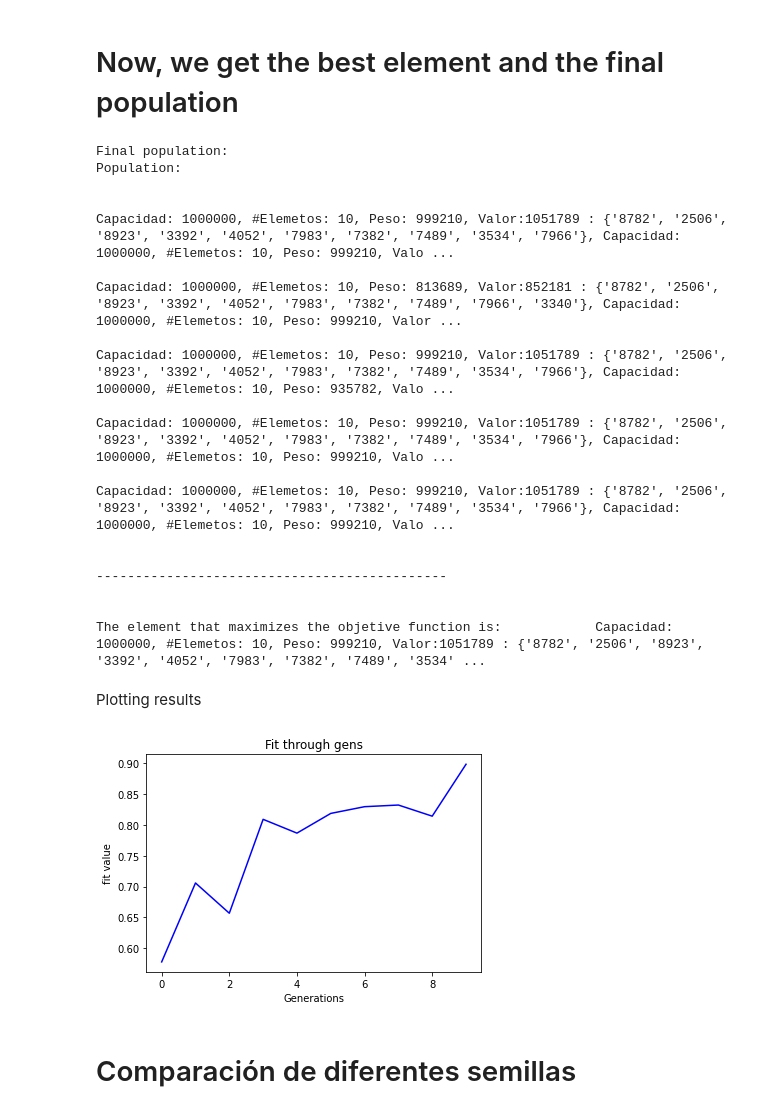
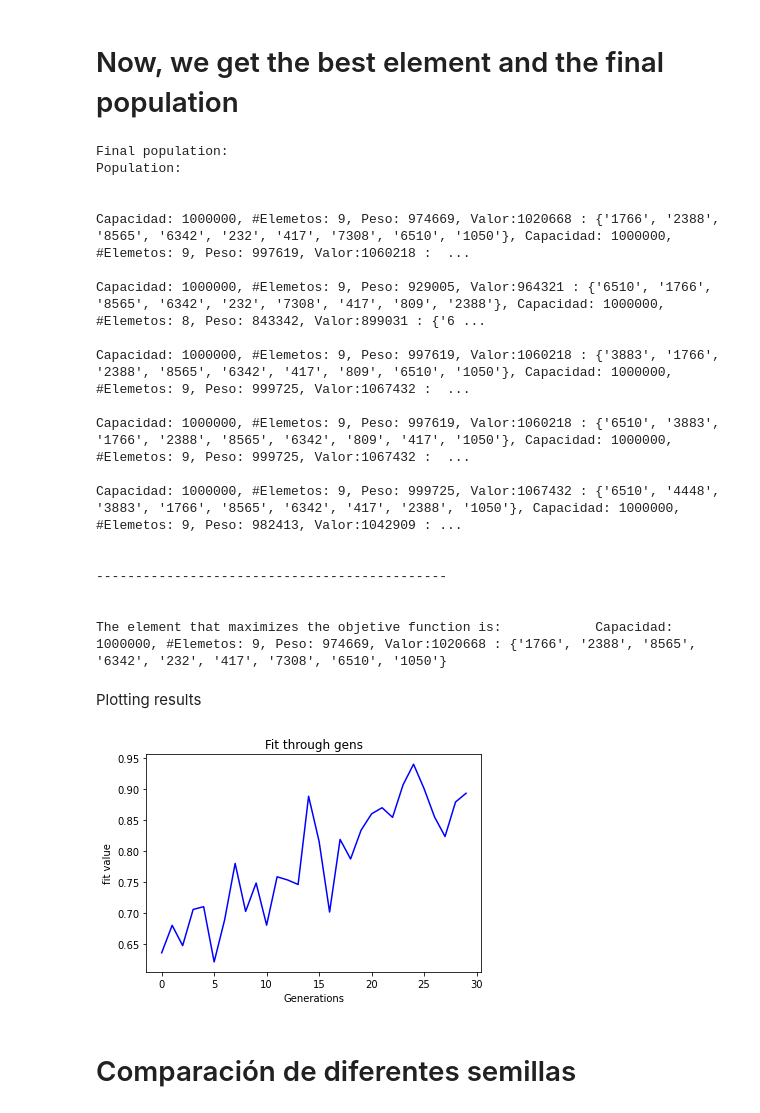
Before and after one commit to DiegoArturoVelazquezTrejo/GeneticAlgoIntro, a Jupyter notebook: Evolutivo-Mochila/GeneticAlgorithm.ipynb, the cells around one changed output. Cells and saved outputs as stored; diff of their text form; code cells hidden in the pictures.

```diff
--- a/Evolutivo-Mochila/GeneticAlgorithm.ipynb
+++ b/Evolutivo-Mochila/GeneticAlgorithm.ipynb
@@ -28,0 +31,32 @@ def print_pop(population):
+# %%
+# Vamos a leet el archivo sol.txt y guardar cada línea
+# en una lista de strings
+def read_file(file_name):
+    file = open(file_name, "r")
+    lines = file.readlines()
+    file.close()
+    return lines
+
+digitos = []
+lineas = read_file("sol.txt")
+print(len(lineas))
+for l in lineas:
+    # Vamos a quedarnos únicamente con los números de la cadena
+    # y los vamos a guardar en una lista de enteros
+    res = int(l.replace("\n", ""))
+    digitos.append(res)
+
+print(len(digitos))
+
+from leyendo_datos_mochila import CONJUNTO_OBJETOS
+from leyendo_datos_mochila import CAPACIDAD
+
+valor_total = 0
+peso_total = 0
+for (peso, valor), num in zip(CONJUNTO_OBJETOS.values(), digitos):
+    if(num == 1):
+        valor_total += valor
+        peso_total += peso
+
+print(f"El valor es {valor_total} y el peso es {peso_total}")
+print(peso_total < CAPACIDAD)
@@ -336,34 +375,34 @@ Final population:
 Population:
 
 
-Capacidad: 1000000, #Elemetos: 10, Peso: 999210, Valor:1051789 : {'8782', '2506', '8923', '3392', '4052', '7983', '7382', '7489', '3534', '7966'}, Capacidad: 1000000, #Elemetos: 10, Peso: 999210, Valo ...
+Capacidad: 1000000, #Elemetos: 9, Peso: 974669, Valor:1020668 : {'1766', '2388', '8565', '6342', '232', '417', '7308', '6510', '1050'}, Capacidad: 1000000, #Elemetos: 9, Peso: 997619, Valor:1060218 :  ...
 
-Capacidad: 1000000, #Elemetos: 10, Peso: 813689, Valor:852181 : {'8782', '2506', '8923', '3392', '4052', '7983', '7382', '7489', '7966', '3340'}, Capacidad: 1000000, #Elemetos: 10, Peso: 999210, Valor ...
+Capacidad: 1000000, #Elemetos: 9, Peso: 929005, Valor:964321 : {'6510', '1766', '8565', '6342', '232', '7308', '417', '809', '2388'}, Capacidad: 1000000, #Elemetos: 8, Peso: 843342, Valor:899031 : {'6 ...
 
-Capacidad: 1000000, #Elemetos: 10, Peso: 999210, Valor:1051789 : {'8782', '2506', '8923', '3392', '4052', '7983', '7382', '7489', '3534', '7966'}, Capacidad: 1000000, #Elemetos: 10, Peso: 935782, Valo ...
+Capacidad: 1000000, #Elemetos: 9, Peso: 997619, Valor:1060218 : {'3883', '1766', '2388', '8565', '6342', '417', '809', '6510', '1050'}, Capacidad: 1000000, #Elemetos: 9, Peso: 999725, Valor:1067432 :  ...
 
-Capacidad: 1000000, #Elemetos: 10, Peso: 999210, Valor:1051789 : {'8782', '2506', '8923', '3392', '4052', '7983', '7382', '7489', '3534', '7966'}, Capacidad: 1000000, #Elemetos: 10, Peso: 999210, Valo ...
+Capacidad: 1000000, #Elemetos: 9, Peso: 997619, Valor:1060218 : {'6510', '3883', '1766', '2388', '8565', '6342', '809', '417', '1050'}, Capacidad: 1000000, #Elemetos: 9, Peso: 999725, Valor:1067432 :  ...
 
-Capacidad: 1000000, #Elemetos: 10, Peso: 999210, Valor:1051789 : {'8782', '2506', '8923', '3392', '4052', '7983', '7382', '7489', '3534', '7966'}, Capacidad: 1000000, #Elemetos: 10, Peso: 999210, Valo ...
+Capacidad: 1000000, #Elemetos: 9, Peso: 999725, Valor:1067432 : {'6510', '4448', '3883', '1766', '8565', '6342', '417', '2388', '1050'}, Capacidad: 1000000, #Elemetos: 9, Peso: 982413, Valor:1042909 : ...
 
 
 ---------------------------------------------
 
 
-The element that maximizes the objetive function is:            Capacidad: 1000000, #Elemetos: 10, Peso: 999210, Valor:1051789 : {'8782', '2506', '8923', '3392', '4052', '7983', '7382', '7489', '3534' ...
+The element that maximizes the objetive function is:            Capacidad: 1000000, #Elemetos: 9, Peso: 974669, Valor:1020668 : {'1766', '2388', '8565', '6342', '232', '417', '7308', '6510', '1050'}
 # %% [markdown]
 Plotting results
 # %%
 # Plotting the results
 plt.xlabel('Generations')
 plt.ylabel('fit value')
 # Vamos a graficar cada 15 valores de fit
-plt.plot(fit[::15], c = 'blue')
+plt.plot(fit[::5], c = 'blue')
 #plt.plot(fit, c = 'red')
 plt.title('Fit through gens')
 plt.show()
 # %% [output]
-[figure, old version]
+[figure, new version]
 # %% [markdown]
 # Comparación de diferentes semillas
 # %%
```
Also changed, not shown: parts of 7 cells of this notebook, 1 other file.
